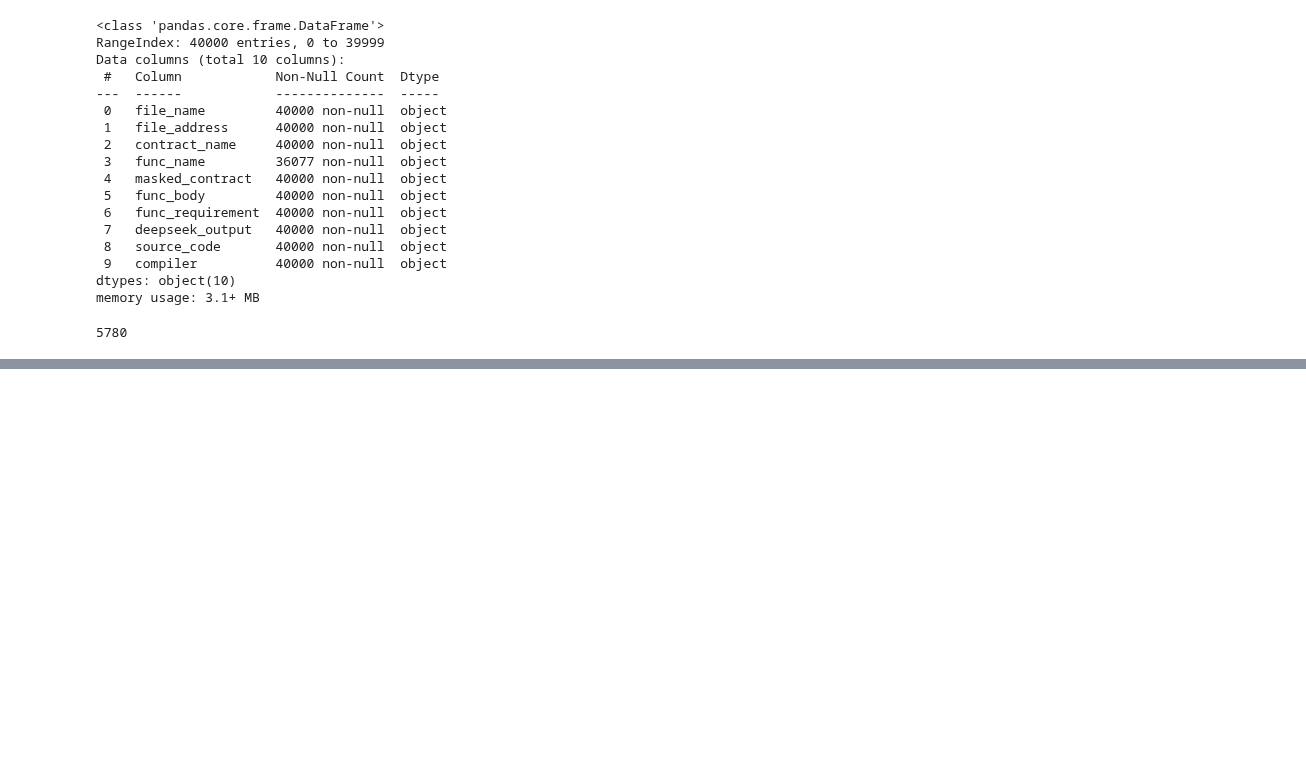
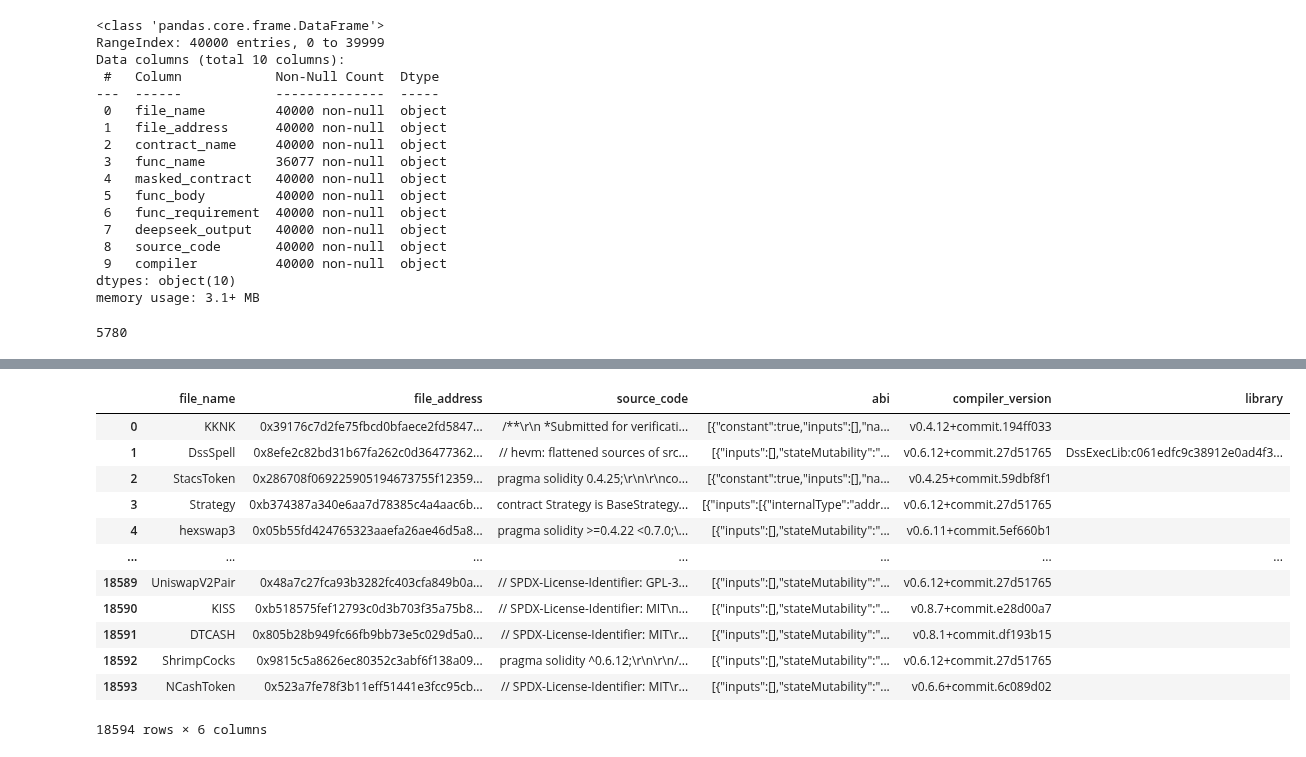
Before and after one commit to echodrift/code-generation, a Jupyter notebook: codegen.ipynb, the cells around one changed output, grey strips where cells are left out. Drawn from its saved outputs; the diff is of its cells as text; code cells hidden in the pictures; blank space fills up the shorter version.

Commit message:
Update test suite

```diff
--- a/codegen.ipynb
+++ b/codegen.ipynb
@@ -412,0 +442,17 @@ len(train[train["source_code"].str.contains("import", regex=False)])
+# %%
+test_file = pd.read_parquet("./data/solfile/test_file.parquet", engine="fastparquet")
+test_file
+# %% [output]
+|  | file_name | file_address | source_code | abi | compiler_version | library |
+| 0 | KKNK | 0x39176c7d2fe75fbcd0bfaece2fd5847... | /**\r\n *Submitted for verificati... | [{"constant":true,"inputs":[],"na... | v0.4.12+commit.194ff033 |  |
+| 1 | DssSpell | 0x8efe2c82bd31b67fa262c0d36477362... | // hevm: flattened sources of src... | [{"inputs":[],"stateMutability":"... | v0.6.12+commit.27d51765 | DssExecLib:c061edfc9c38912e0ad4f3... |
+| 2 | StacsToken | 0x286708f069225905194673755f12359... | pragma solidity 0.4.25;\r\n\r\nco... | [{"constant":true,"inputs":[],"na... | v0.4.25+commit.59dbf8f1 |  |
+| 3 | Strategy | 0xb374387a340e6aa7d78385c4a4aac6b... | contract Strategy is BaseStrategy... | [{"inputs":[{"internalType":"addr... | v0.6.12+commit.27d51765 |  |
+| 4 | hexswap3 | 0x05b55fd424765323aaefa26ae46d5a8... | pragma solidity >=0.4.22 <0.7.0;\... | [{"inputs":[],"stateMutability":"... | v0.6.11+commit.5ef660b1 |  |
+| ... | ... | ... | ... | ... | ... | ... |
+| 18589 | UniswapV2Pair | 0x48a7c27fca93b3282fc403cfa849b0a... | // SPDX-License-Identifier: GPL-3... | [{"inputs":[],"stateMutability":"... | v0.6.12+commit.27d51765 |  |
+| 18590 | KISS | 0xb518575fef12793c0d3b703f35a75b8... | // SPDX-License-Identifier: MIT\n... | [{"inputs":[],"stateMutability":"... | v0.8.7+commit.e28d00a7 |  |
+| 18591 | DTCASH | 0x805b28b949fc66fb9bb73e5c029d5a0... | // SPDX-License-Identifier: MIT\r... | [{"inputs":[],"stateMutability":"... | v0.8.1+commit.df193b15 |  |
+| 18592 | ShrimpCocks | 0x9815c5a8626ec80352c3abf6f138a09... | pragma solidity ^0.6.12;\r\n\r\n/... | [{"inputs":[],"stateMutability":"... | v0.6.12+commit.27d51765 |  |
+| 18593 | NCashToken | 0x523a7fe78f3b11eff51441e3fcc95cb... | // SPDX-License-Identifier: MIT\r... | [{"inputs":[],"stateMutability":"... | v0.6.6+commit.6c089d02 |  |
+18594 rows × 6 columns
```
Also changed, not shown: parts of 6 cells of this notebook, 4 other files.
